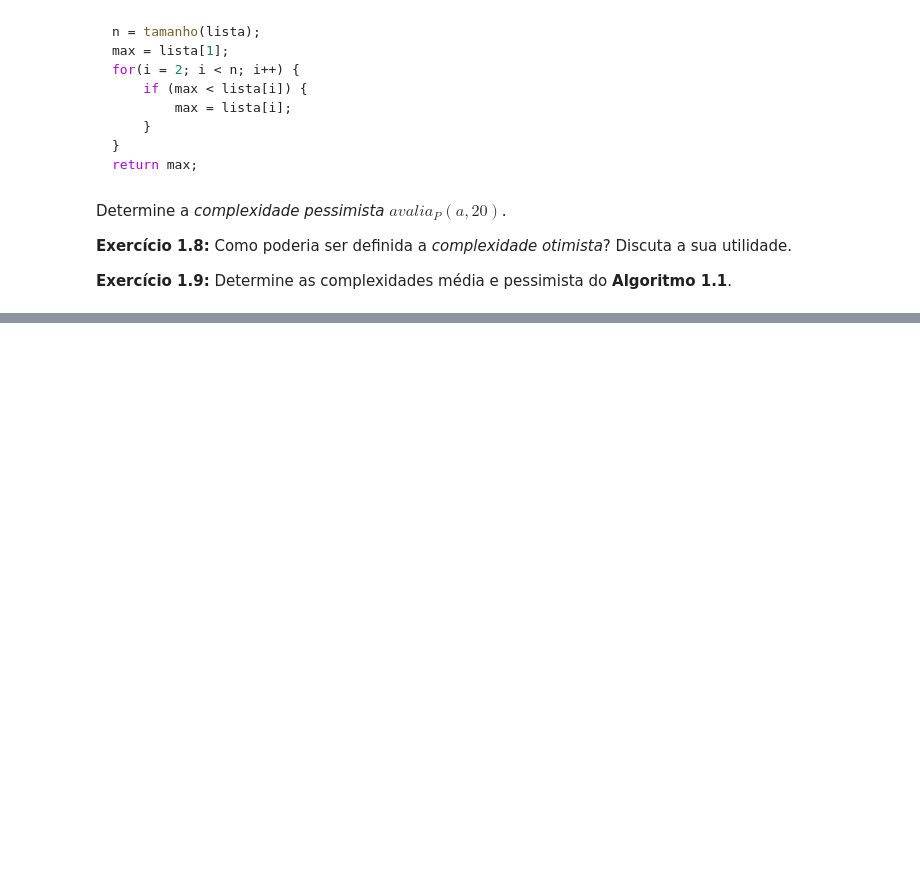
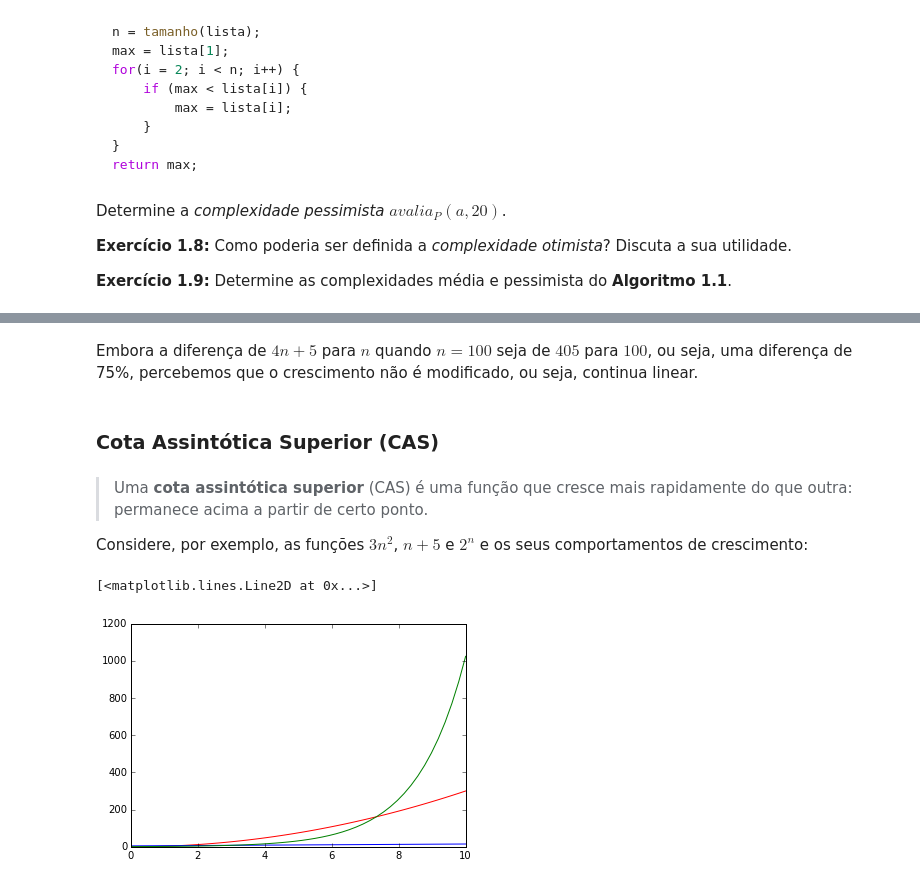
Before and after one commit to jacksongomesbr/academia-analise-de-algoritmos, a Jupyter notebook: capitulo-1/introducao.ipynb, the cells around one changed output, grey strips where cells are left out. Drawn from its saved outputs; the diff is of its cells as text; code cells hidden in the pictures; blank space fills up the shorter version.

```diff
--- a/capitulo-1/introducao.ipynb
+++ b/capitulo-1/introducao.ipynb
@@ -162,0 +198,19 @@ Determine a *complexidade pessimista* $avalia_P(a, 20)$.
+# %% [markdown]
+Embora a diferença de $4n+5$ para $n$ quando $n = 100$ seja de $405$ para $100$, ou seja, uma diferença de 75%, percebemos que o crescimento não é modificado, ou seja, continua linear.
+# %% [markdown]
+### Cota Assintótica Superior (CAS)
+# %% [markdown]
+> Uma **cota assintótica superior** (CAS) é uma função que cresce mais rapidamente do que outra: permanece acima a partir de certo ponto.
+
+Considere, por exemplo, as funções $3n^2$, $n + 5$ e $2^n$ e os seus comportamentos de crescimento:
+# %%
+x = linspace(0, 10)
+y1 = 3 * (x ** 2)
+y2 = x + 5
+y3 = 2 ** x
+plot(x, y1, 'r')
+plot(x, y2, 'b')
+plot(x, y3, 'g')
+# %% [output]
+[<matplotlib.lines.Line2D at 0x...>]
+[figure, added]
```
Also changed, not shown: parts of 18 cells of this notebook, 1 other file.
